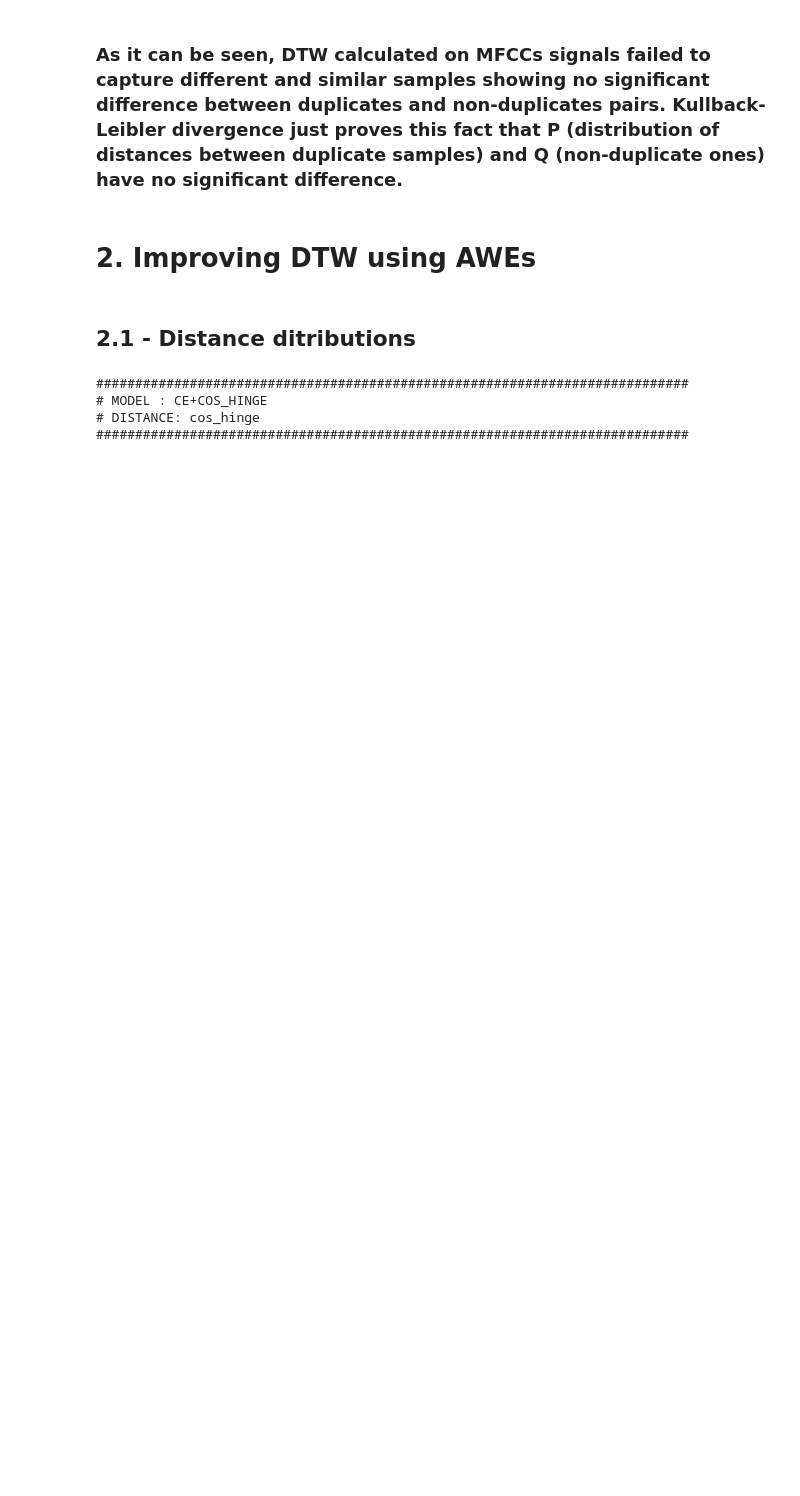
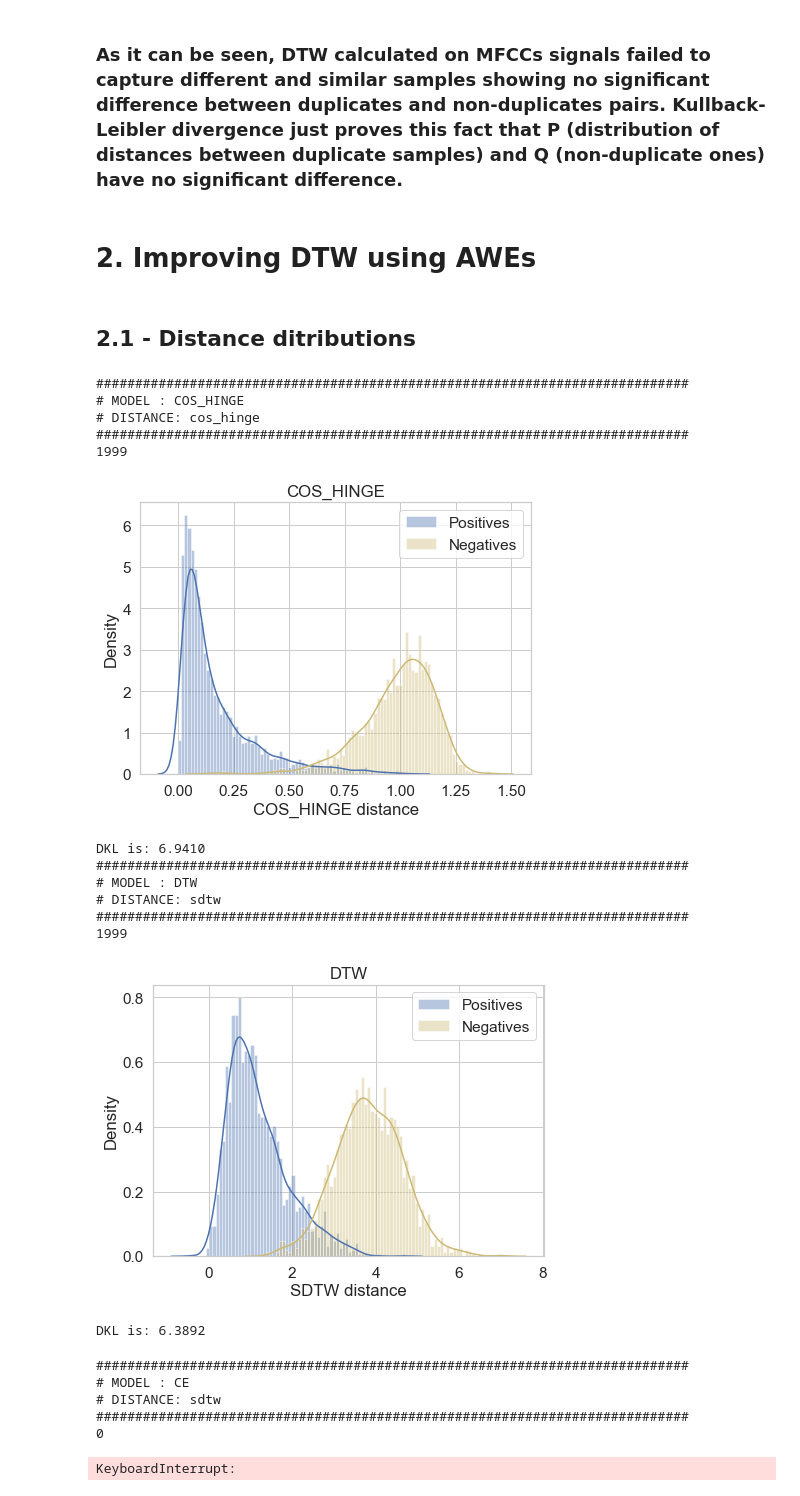
Before and after one commit to qdenisq/SpeechAcquisitionModel, a Jupyter notebook: src/dtw/Learned_embeddings_distance_distribution.ipynb, the cells around one changed output. Saved outputs shown, nothing was run; the diff lists cells and outputs as text; code cells hidden in the pictures; blank space fills up the shorter version.

Commit message:
DS: implement settle model, rerun all the experiments

```diff
--- a/src/dtw/Learned_embeddings_distance_distribution.ipynb
+++ b/src/dtw/Learned_embeddings_distance_distribution.ipynb
@@ -233,19 +233,23 @@ DKL is: 0.8921
 # load nn
 
 nn_ce = r'C:\Study\SpeechAcquisitionModel\reports\seamise_net_01_09_2020_05_52_PM\net_43000_0.921875.net'
-nn_ce_l2 = r'C:\Study\SpeechAcquisitionModel\reports\seamise_net_10_27_2019_02_19_PM\net_0.40625.net'
-nn_ce_dtw = r'C:\Study\SpeechAcquisitionModel\reports\seamise_net_01_09_2020_05_52_PM\net_43000_0.921875.net'
-nn_ce_cos = r'C:\Study\SpeechAcquisitionModel\reports\seamise_net_01_10_2020_03_51_PM\net_99000_0.04296875.net'
+nn_ce_l2 = r'C:\Study\SpeechAcquisitionModel\reports\seamise_net_01_15_2020_04_09_PM\net_2000_0.9453125.net'
+nn_ce_dtw = r'C:\Study\SpeechAcquisitionModel\reports\seamise_net_01_13_2020_03_27_PM\net_49000_0.9140625.net'
+nn_ce_cos = r'C:\Study\SpeechAcquisitionModel\reports\seamise_net_01_15_2020_03_09_PM\net_1981_0.9453125.net'
 
-nn_fnames = [nn_ce_cos]
-nn_names = ['CE+COS_HINGE']
+nn_dtw = r'C:\Study\SpeechAcquisitionModel\reports\seamise_net_01_17_2020_08_47_PM\net_44000_0.0546875.net'
+nn_cos_hinge = r'C:\Study\SpeechAcquisitionModel\reports\seamise_net_01_17_2020_04_00_PM\net_30500_0.046875.net'
+# net_237_0.10546875
+
+nn_fnames = [nn_cos_hinge, nn_dtw, nn_ce, nn_ce_l2, nn_ce_cos, nn_ce_dtw]
+nn_names = ['COS_HINGE', 'DTW', 'CE', 'CE+L2', 'CE+COS_HINGE', 'CE+DTW']
 # %% [markdown]
 ## 2.1 - Distance ditributions
 # %%
 soft_dtw_loss_close_end = SoftDTW(open_end=False, dist='l1')
 dists = {
     'sdtw': soft_dtw_loss_close_end,
-    'l2': lambda x, y: torch.sum((x - y)**2, dim=-1),
+    'l2': lambda x, y: torch.sum((x - y)**2, dim=-1)[-1],
     'cos_hinge': lambda x, y: 1 - torch.nn.CosineSimilarity(dim=0)(x[-1, :], y[-1, :]),
     'ce': soft_dtw_loss_close_end
 }
@@ -320,33 +324,49 @@ for j in range(len(nn_fnames)):
             non_duplicates_dtw_z.append(d.detach().cpu().numpy())
 
 
         bins = np.linspace(min(np.min(duplicates_dtw_z), np.min(non_duplicates_dtw_z)),
                            max(np.max(duplicates_dtw_z), np.max(non_duplicates_dtw_z)),
                            100)
         fig, axes = plt.subplots(1, 1, figsize=(7,5))
 
         sns.distplot(duplicates_dtw_z, bins=bins, ax=axes, label="Positives")
-        axes.title.set_text(f'DTW + {nn_names[j]} (open_end = False, query length = {PREFIX_LEN})')
+        axes.title.set_text(f'{nn_names[j]}')
 
         sns.distplot(non_duplicates_dtw_z, bins=bins, color='y', ax=axes, label='Negatives')
         axes.legend()
-        plt.xlabel('Normalized DTW-distance')
+        plt.xlabel(f'{loss_type.upper()} distance')
         plt.ylabel('Density')
         # axes[1].title.set_text('non-duplicates DTW')
         plt.show()
 
         hist_dup, _ = np.histogram(duplicates_dtw_z, bins=bins)
         hist_dup = hist_dup / np.sum(hist_dup)
 
         hist_non_dup, _ = np.histogram(non_duplicates_dtw_z, bins=bins)
         hist_non_dup = hist_non_dup / np.sum(hist_non_dup)
 
         dkl = scipy.special.kl_div(hist_dup+1e-5, hist_non_dup+1e-5).sum()
         print(f"DKL is: {dkl:.4f}")
 
         del z, duplicates_z, non_duplicates_z
 # %% [output]
 ############################################################################
-# MODEL : CE+COS_HINGE
+# MODEL : COS_HINGE
 # DISTANCE: cos_hinge
 ############################################################################
+1999
+[figure, added]
+DKL is: 6.9410
+############################################################################
+# MODEL : DTW
+# DISTANCE: sdtw
+############################################################################
+1999
+[figure, added]
+DKL is: 6.3892
+############################################################################
+# MODEL : CE
+# DISTANCE: sdtw
+############################################################################
+0
+KeyboardInterrupt:
```
Also changed, not shown: parts of 4 cells of this notebook, 5 other files.
